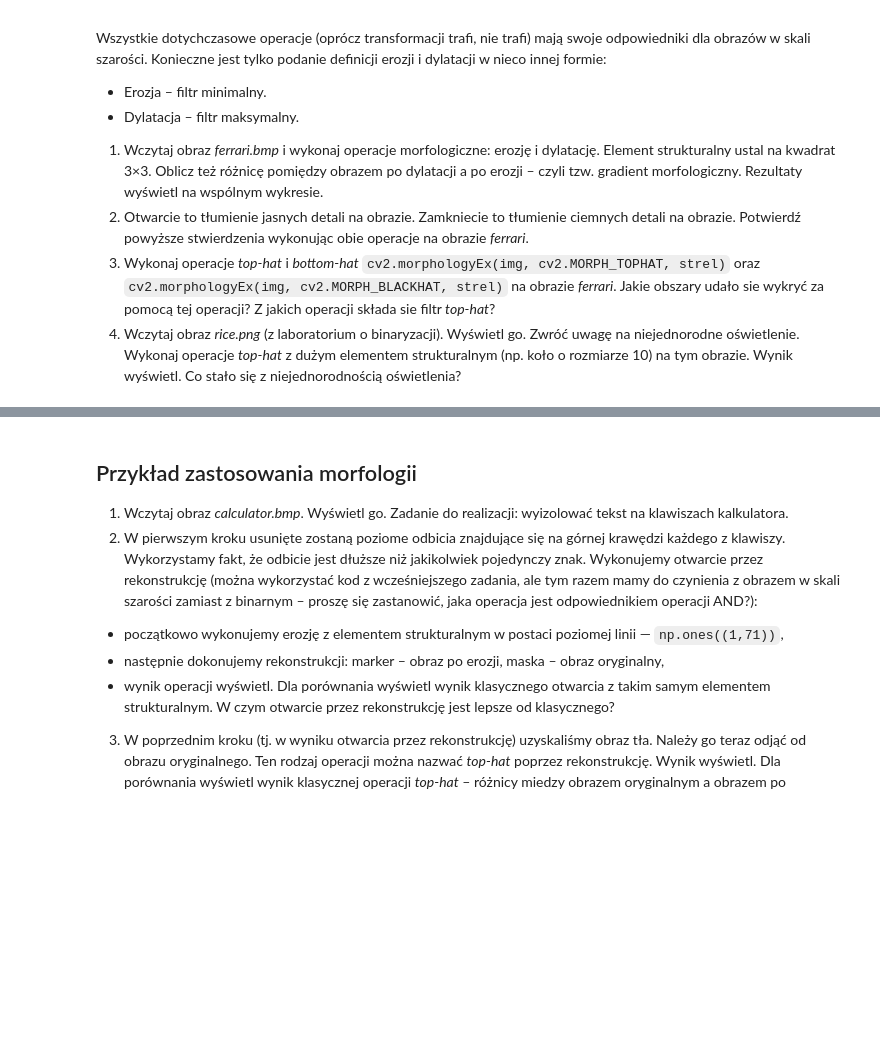
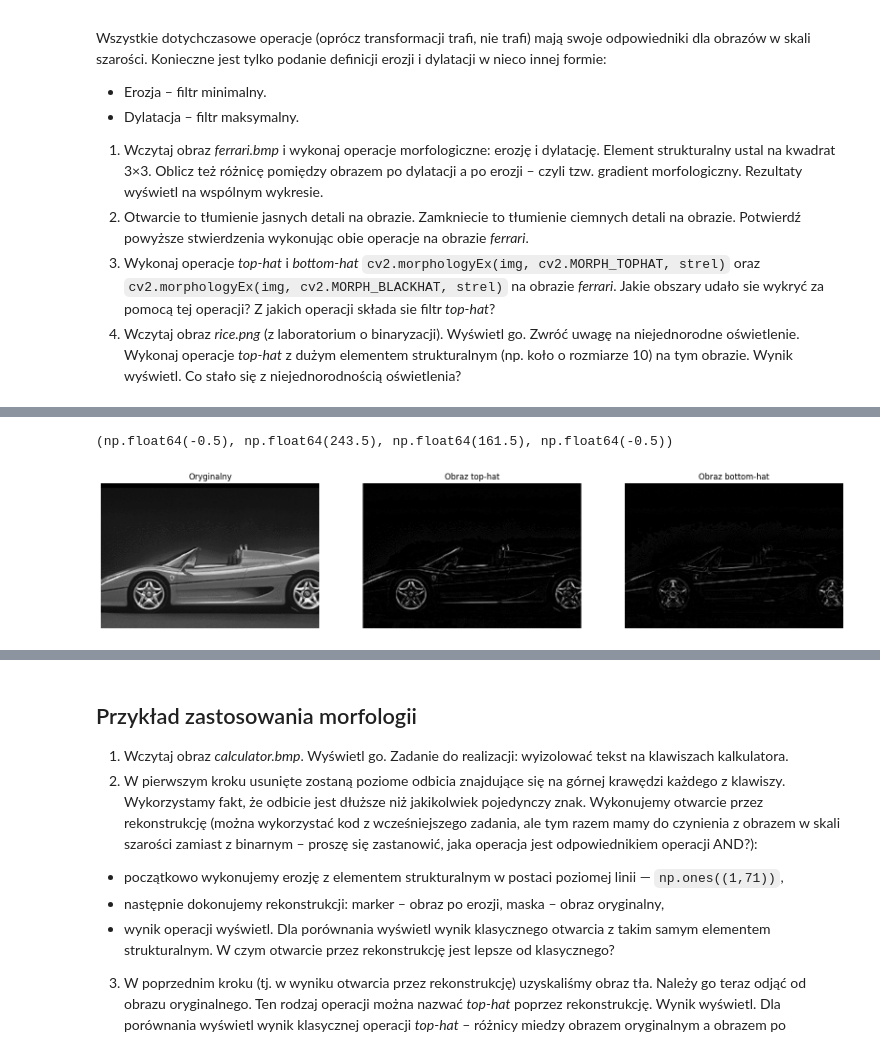
Before and after one commit to igaantonik/Introduction-to-Digital-Image-Processing, a Jupyter notebook: lab7/11_morphology.ipynb, the cells around one changed output, grey strips where cells are left out. Saved outputs shown, nothing was run; the diff lists cells and outputs as text; code cells hidden in the pictures; blank space fills up the shorter version.

```diff
--- a/lab7/11_morphology.ipynb
+++ b/lab7/11_morphology.ipynb
@@ -414,0 +473,20 @@ Wszystkie dotychczasowe operacje (oprócz transformacji trafi, nie trafi) mają
+# %%
+tophat_ferrari = cv2.morphologyEx(ferrari, cv2.MORPH_TOPHAT, kernel_3x3)
+bottomhat_ferrari = cv2.morphologyEx(ferrari, cv2.MORPH_BLACKHAT, kernel_3x3)
+
+fig, axsHist = plt.subplots(1, 3, figsize=(20, 30))
+
+axsHist[0].imshow(ferrari, cmap='gray')
+axsHist[0].set_title('Oryginalny')
+axsHist[0].axis('off')
+
+axsHist[1].imshow(tophat_ferrari, cmap='gray')
+axsHist[1].set_title('Obraz top-hat')
+axsHist[1].axis('off')
+
+axsHist[2].imshow(bottomhat_ferrari, cmap='gray')
+axsHist[2].set_title('Obraz bottom-hat')
+axsHist[2].axis('off')
+# %% [output]
+(np.float64(-0.5), np.float64(243.5), np.float64(161.5), np.float64(-0.5))
+[figure, added]
```
Also changed, not shown: parts of 16 cells of this notebook.
